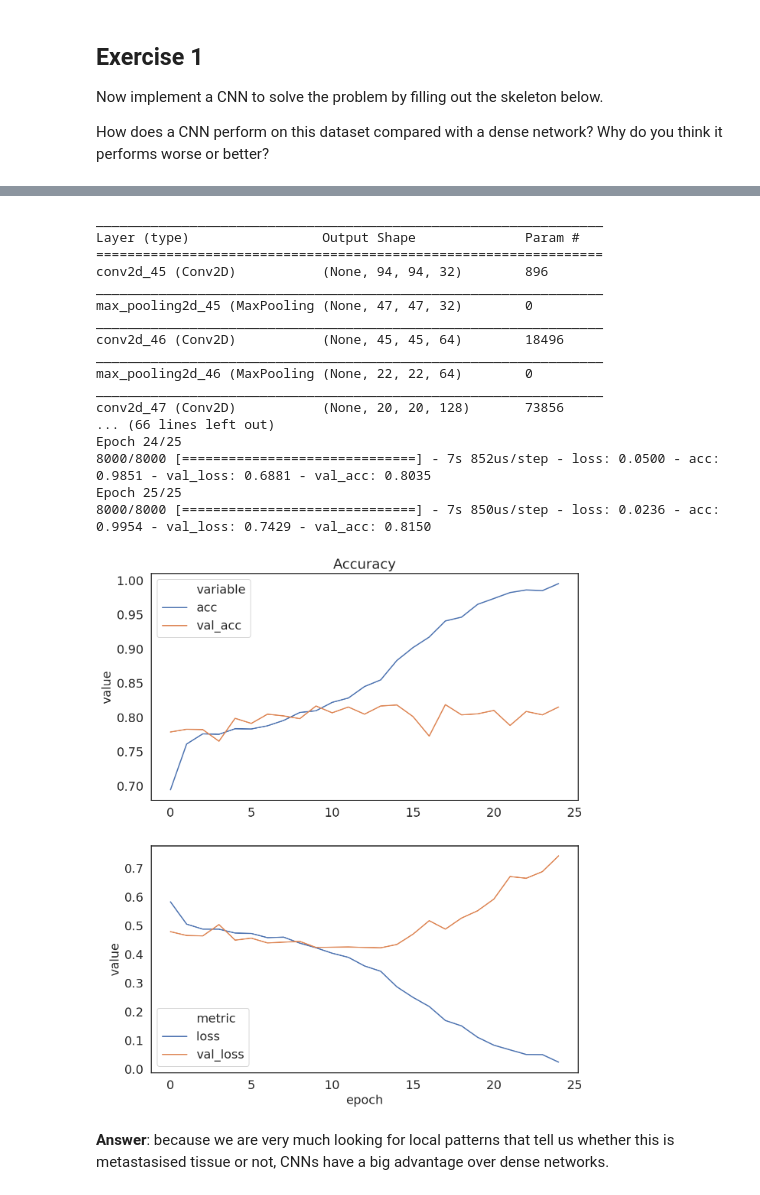
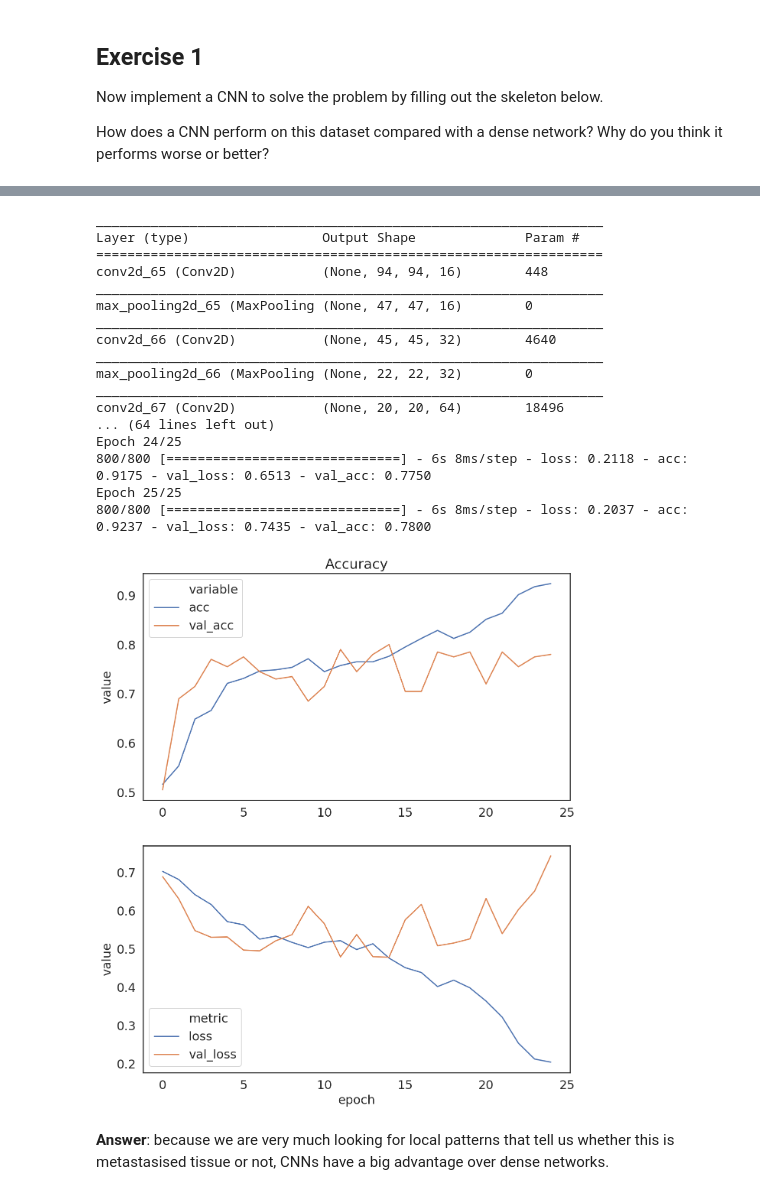
Before and after one commit to sara-nl/elixir-dl, a Jupyter notebook: 04-improving-neural-networks.ipynb, the cells around one changed output, grey strips where cells are left out. Drawn from its saved outputs; the diff is of its cells as text; code cells hidden in the pictures.

```diff
--- a/04-improving-neural-networks.ipynb
+++ b/04-improving-neural-networks.ipynb
@@ -13,9 +13,16 @@ Let's load the data, and plot the first 16 images:
 import lib
 import keras
 
+%matplotlib inline
 %config InlineBackend.figure_format = 'retina'
 
 X, Y, labels = lib.dataset_pcam()
+print(X.shape)
+X = X[:1000]
+Y = Y[:1000]
+
+import numpy as np
+print(np.unique(np.argmax(Y, axis=1), return_counts=True))
 
 print('Data set size: {}'.format(X.shape))
 
@@ -107,47 +100,46 @@ Epoch 25/25
 # %%
 # SOLUTION
 
 from keras.models import Sequential
 from keras.layers import Conv2D, MaxPool2D, Flatten, Dense
 from keras.optimizers import Adam
 
 model = Sequential()
-model.add(Conv2D(32, kernel_size=3, activation='relu', input_shape=X.shape[1:]))
+model.add(Conv2D(16, kernel_size=3, activation='relu', input_shape=X.shape[1:]))
+model.add(MaxPool2D(pool_size=(2, 2), strides=(2, 2)))
+model.add(Conv2D(32, kernel_size=3, activation='relu'))
 model.add(MaxPool2D(pool_size=(2, 2), strides=(2, 2)))
 model.add(Conv2D(64, kernel_size=3, activation='relu'))
 model.add(MaxPool2D(pool_size=(2, 2), strides=(2, 2)))
 model.add(Conv2D(128, kernel_size=3, activation='relu'))
 model.add(MaxPool2D(pool_size=(2, 2), strides=(2, 2)))
-model.add(Conv2D(256, kernel_size=3, activation='relu'))
-model.add(MaxPool2D(pool_size=(2, 2), strides=(2, 2)))
 model.add(Flatten())
-model.add(Dense(512, activation='relu'))
 model.add(Dense(256, activation='relu'))
 model.add(Dense(2, activation='softmax'))
 model.summary()
 
-model.compile(Adam(lr=0.0001), loss="categorical_crossentropy", metrics=["accuracy"])
-history = model.fit(X, Y, validation_split=0.2, epochs=25, batch_size=64)
+model.compile(Adam(lr=0.001), loss="categorical_crossentropy", metrics=["accuracy"])
+history = model.fit(X, Y, validation_split=0.2, epochs=25, batch_size=32)
 lib.plot_history(history);
 # %% [output]
 _________________________________________________________________
 Layer (type)                 Output Shape              Param #
 =================================================================
-conv2d_45 (Conv2D)           (None, 94, 94, 32)        896
+conv2d_65 (Conv2D)           (None, 94, 94, 16)        448
 _________________________________________________________________
-max_pooling2d_45 (MaxPooling (None, 47, 47, 32)        0
+max_pooling2d_65 (MaxPooling (None, 47, 47, 16)        0
 _________________________________________________________________
-conv2d_46 (Conv2D)           (None, 45, 45, 64)        18496
+conv2d_66 (Conv2D)           (None, 45, 45, 32)        4640
 _________________________________________________________________
-max_pooling2d_46 (MaxPooling (None, 22, 22, 64)        0
+max_pooling2d_66 (MaxPooling (None, 22, 22, 32)        0
 _________________________________________________________________
-conv2d_47 (Conv2D)           (None, 20, 20, 128)       73856
-... (66 lines left out)
+conv2d_67 (Conv2D)           (None, 20, 20, 64)        18496
+... (64 lines left out)
 Epoch 24/25
-8000/8000 [==============================] - 7s 852us/step - loss: 0.0500 - acc: 0.9851 - val_loss: 0.6881 - val_acc: 0.8035
+800/800 [==============================] - 6s 8ms/step - loss: 0.2118 - acc: 0.9175 - val_loss: 0.6513 - val_acc: 0.7750
 Epoch 25/25
-8000/8000 [==============================] - 7s 850us/step - loss: 0.0236 - acc: 0.9954 - val_loss: 0.7429 - val_acc: 0.8150
+800/800 [==============================] - 6s 8ms/step - loss: 0.2037 - acc: 0.9237 - val_loss: 0.7435 - val_acc: 0.7800
-[figure, old version]
+[figure, new version]
 # %% [markdown]
 **Answer**: because we are very much looking for local patterns that tell us whether this is metastasised tissue or not, CNNs have a big advantage over dense networks.
 # %% [markdown]
```
Also changed, not shown: parts of 6 cells of this notebook, 1 other file.
